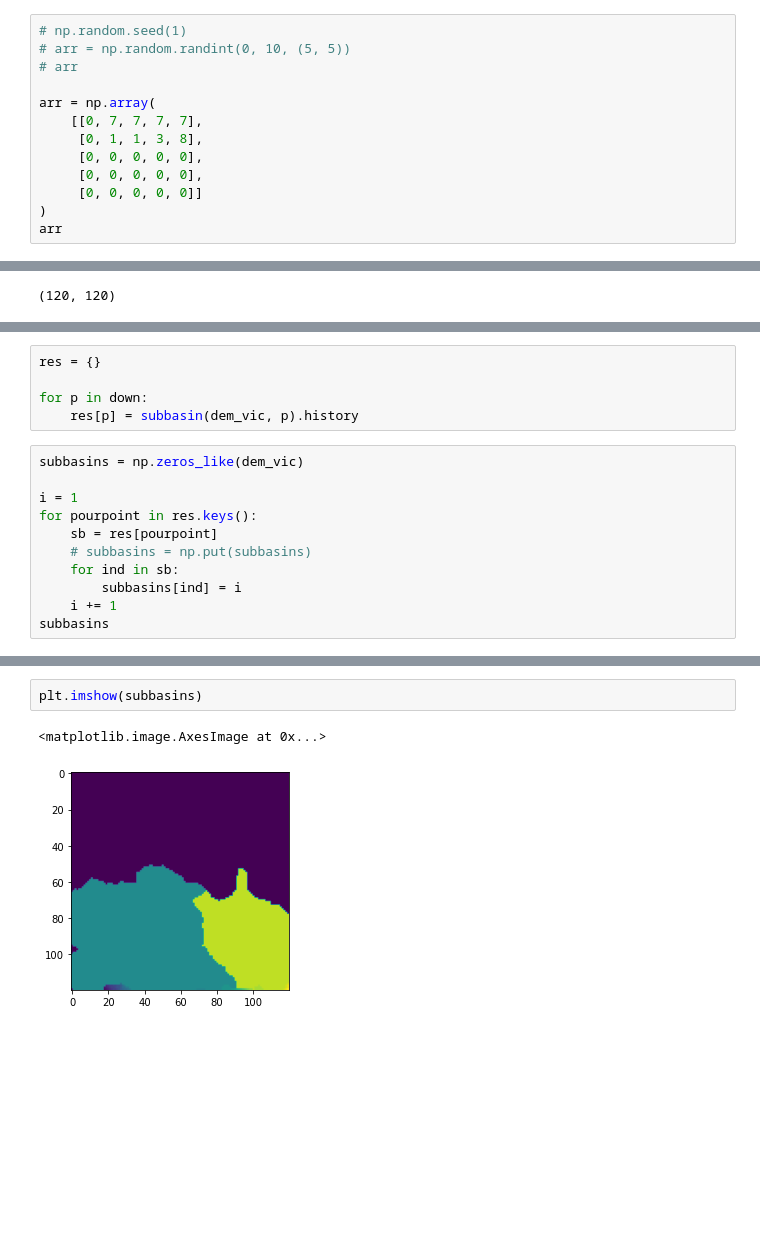
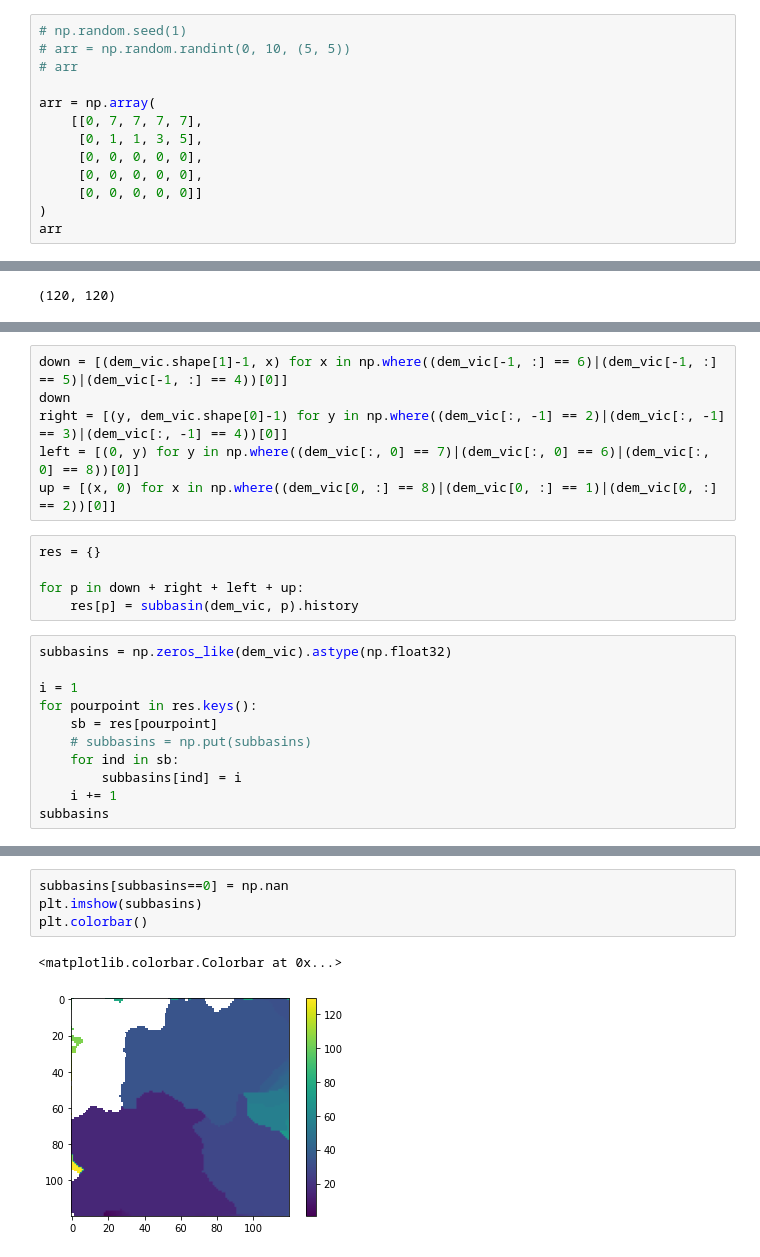
Before and after one commit to UW-ESS-DS/pritam-repo, a Jupyter notebook: notebooks/prototype-2.ipynb, the cells around one changed output, grey strips where cells are left out. Drawn from its saved outputs; the diff is of its cells as text; blank space fills up the shorter version.

```diff
--- a/notebooks/prototype-2.ipynb
+++ b/notebooks/prototype-2.ipynb
@@ -63,7 +84,7 @@ class subbasin:
 
 arr = np.array(
     [[0, 7, 7, 7, 7],
-     [0, 1, 1, 3, 8],
+     [0, 1, 1, 3, 5],
      [0, 0, 0, 0, 0],
      [0, 0, 0, 0, 0],
      [0, 0, 0, 0, 0]]
@@ -199,10 +191,16 @@ down
+# %%
+down = [(dem_vic.shape[1]-1, x) for x in np.where((dem_vic[-1, :] == 6)|(dem_vic[-1, :] == 5)|(dem_vic[-1, :] == 4))[0]]
+down
+right = [(y, dem_vic.shape[0]-1) for y in np.where((dem_vic[:, -1] == 2)|(dem_vic[:, -1] == 3)|(dem_vic[:, -1] == 4))[0]]
+left = [(0, y) for y in np.where((dem_vic[:, 0] == 7)|(dem_vic[:, 0] == 6)|(dem_vic[:, 0] == 8))[0]]
+up = [(x, 0) for x in np.where((dem_vic[0, :] == 8)|(dem_vic[0, :] == 1)|(dem_vic[0, :] == 2))[0]]
 # %%
 res = {}
 
-for p in down:
+for p in down + right + left + up:
     res[p] = subbasin(dem_vic, p).history
 # %%
-subbasins = np.zeros_like(dem_vic)
+subbasins = np.zeros_like(dem_vic).astype(np.float32)
 
 i = 1
 for pourpoint in res.keys():
@@ -223,5 +221,7 @@ array([[ 0,  0,  0, ...,  0,  0,  0],
-# %%
-plt.imshow(subbasins)
-# %% [output]
-<matplotlib.image.AxesImage at 0x...>
-[figure, removed]
+# %%
+subbasins[subbasins==0] = np.nan
+plt.imshow(subbasins)
+plt.colorbar()
+# %% [output]
+<matplotlib.colorbar.Colorbar at 0x...>
+[figure, added]
```
Also changed, not shown: parts of 6 cells of this notebook.
